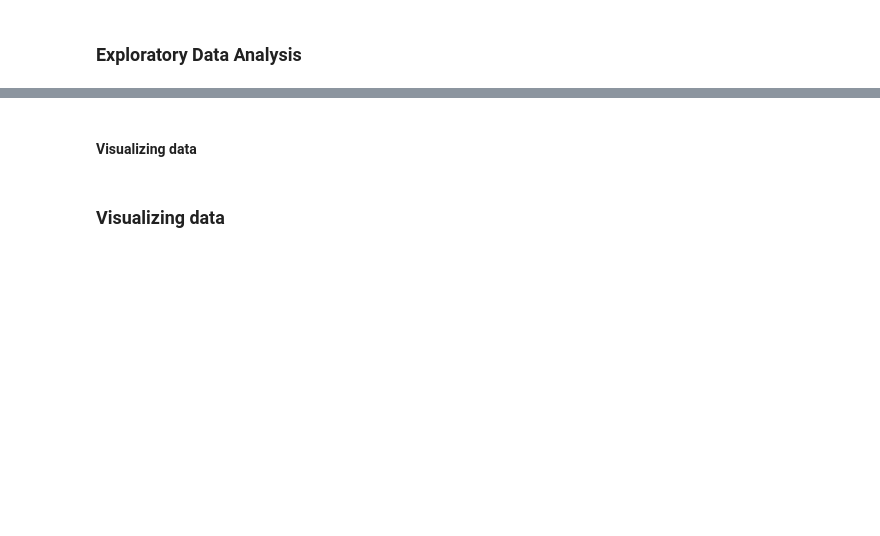
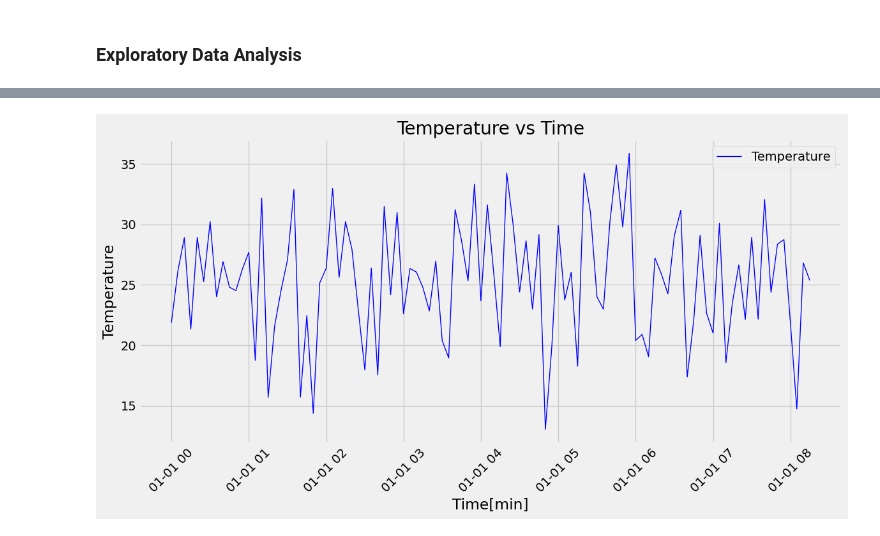
Before and after one commit to Ohm-Rajpal/USRA_Consulting, a Jupyter notebook: DataProcessing/Data Parser.ipynb, the cells around one changed output, grey strips where cells are left out. Saved outputs shown, nothing was run; the diff lists cells and outputs as text; code cells hidden in the pictures; blank space fills up the shorter version.

Commit message:
Added time series viz

```diff
--- a/DataProcessing/Data Parser.ipynb
+++ b/DataProcessing/Data Parser.ipynb
@@ -1,11 +1,21 @@
 # %% [markdown]
 ### Imports
 # %%
-import pandas as pd
+# Importing the libraries
+
 import tensorflow as tf
 import numpy as np
 from datetime import datetime, timedelta
-import random
+import matplotlib.pyplot as plt
+plt.style.use('fivethirtyeight')
+import pandas as pd
+
+from sklearn.preprocessing import MinMaxScaler
+from keras.models import Sequential
+from keras.layers import Dense, LSTM, Dropout, GRU, Bidirectional
+from keras.optimizers import SGD
+import math
+from sklearn.metrics import mean_squared_error
 # %% [markdown]
 ### Data collection
 # %% [markdown]
@@ -95,4 +73,24 @@ for i in range(num_datapoints):
-# %% [markdown]
-#### Visualizing data
-# %% [markdown]
-### Visualizing data
+# %%
+# Expected that values contains the values you want to compare w.r.t time
+# Time is every 5 minute intervals
+def plot_time_series(timestamps, values, y_label = '', title='', width=0.5, datapoints=100):
+
+    # Extract time stamps
+    times = pd.to_datetime(timestamps[:datapoints])
+    values = values[:datapoints]
+    # Plot the original series
+    plt.figure(figsize=(12, 6))
+    plt.plot(times, values, color='blue', label=y_label, linewidth=width)
+
+    plt.title(title)
+    plt.xlabel('Time[min]')
+    plt.ylabel(y_label)
+    plt.legend()
+    plt.grid(True)
+    plt.tight_layout()
+    plt.xticks(rotation=45)  # Rotate x-axis labels for better readability
+    plt.show()
+# %%
+plot_time_series(df.Timestamp, df.Temperature, 'Temperature', 'Temperature vs Time', width=1)
+# %% [output]
+[figure, added]
```
Also changed, not shown: parts of 4 cells of this notebook.
